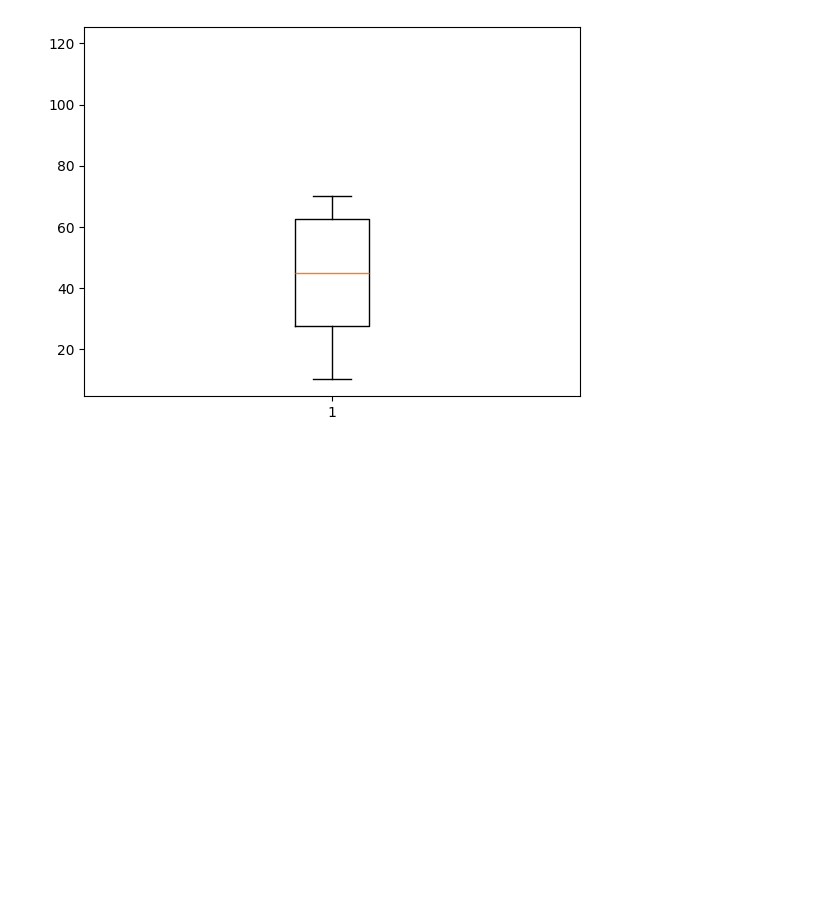
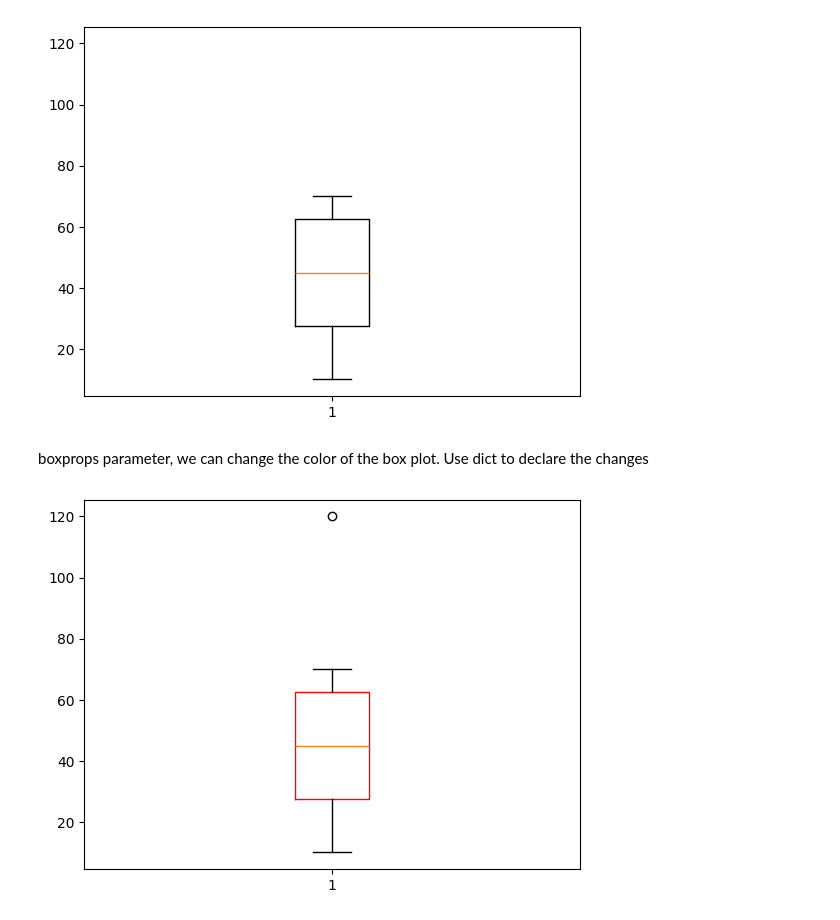
Before and after one commit to Musawer-Afzal/AI-Engineering, a Jupyter notebook: Matplotlib/Box_and_Whisker_plot.ipynb, the cells around one changed output. Cells and saved outputs as stored; diff of their text form; code cells hidden in the pictures; blank space fills up the shorter version.

Commit message:
boxprops parameter

```diff
--- a/Matplotlib/Box_and_Whisker_plot.ipynb
+++ b/Matplotlib/Box_and_Whisker_plot.ipynb
@@ -117,3 +117,15 @@ plt.boxplot(x, sym = " ")
 plt.show()
 # %% [output]
 [figure]
+# %% [markdown]
+boxprops parameter, we can change the color of the box plot. Use dict to declare the changes
+# %%
+x = [10, 20, 30, 40, 50, 60, 70, 120]
+
+
+plt.boxplot(x, boxprops = dict(color = "r"))
+
+
+plt.show()
+# %% [output]
+[figure, added]
```
